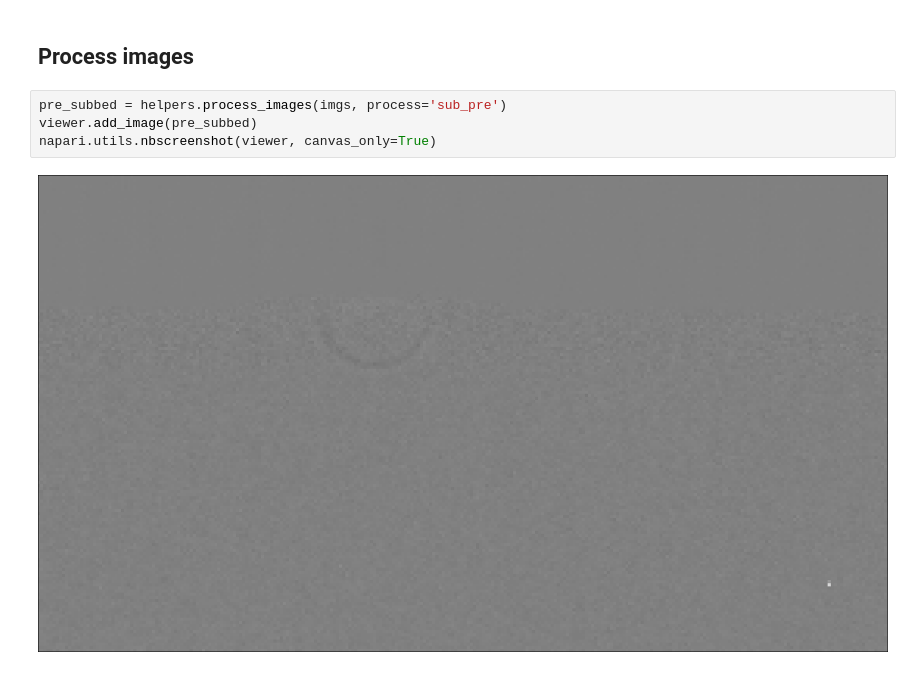
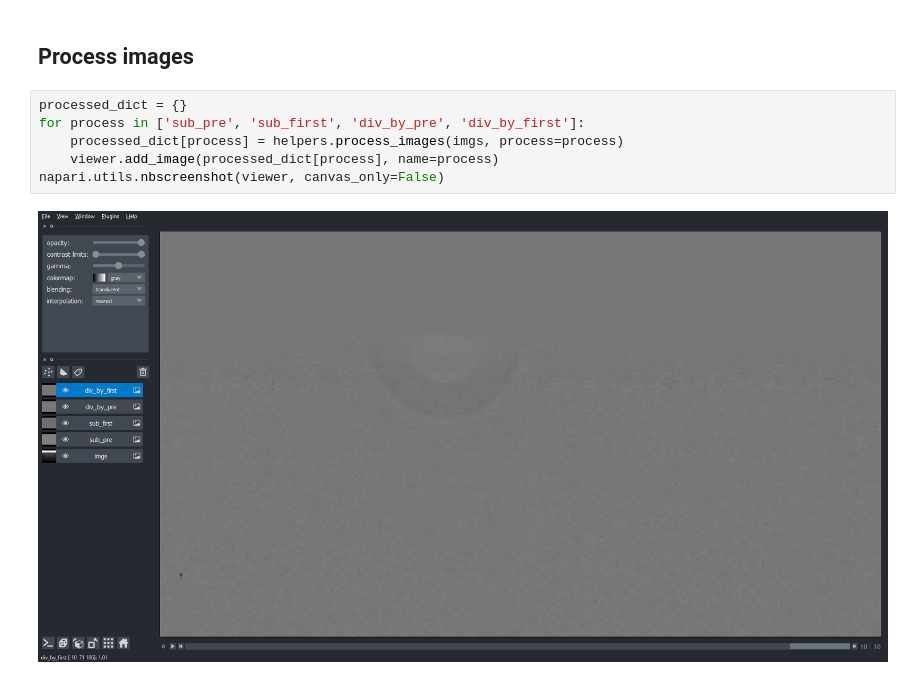
Before and after one commit to CANFSA/manual-feature-tracking, a Jupyter notebook: manual-tracking-and-saving.ipynb, the cells around one changed output. Saved outputs shown, nothing was run; the diff lists cells and outputs as text.

Commit message:
Add for loop to process images

```diff
--- a/manual-tracking-and-saving.ipynb
+++ b/manual-tracking-and-saving.ipynb
@@ -40,8 +40,10 @@ Image numbers: [220 221 222 223 224 225 226 227 228 229 230]
 # %% [markdown]
 ## Process images
 # %%
-pre_subbed = helpers.process_images(imgs, process='sub_pre')
-viewer.add_image(pre_subbed)
-napari.utils.nbscreenshot(viewer, canvas_only=True)
+processed_dict = {}
+for process in ['sub_pre', 'sub_first', 'div_by_pre', 'div_by_first']:
+    processed_dict[process] = helpers.process_images(imgs, process=process)
+    viewer.add_image(processed_dict[process], name=process)
+napari.utils.nbscreenshot(viewer, canvas_only=False)
 # %% [output]
-[figure, old version]
+[figure, new version]
```
Also changed, not shown: parts of 3 cells of this notebook.
